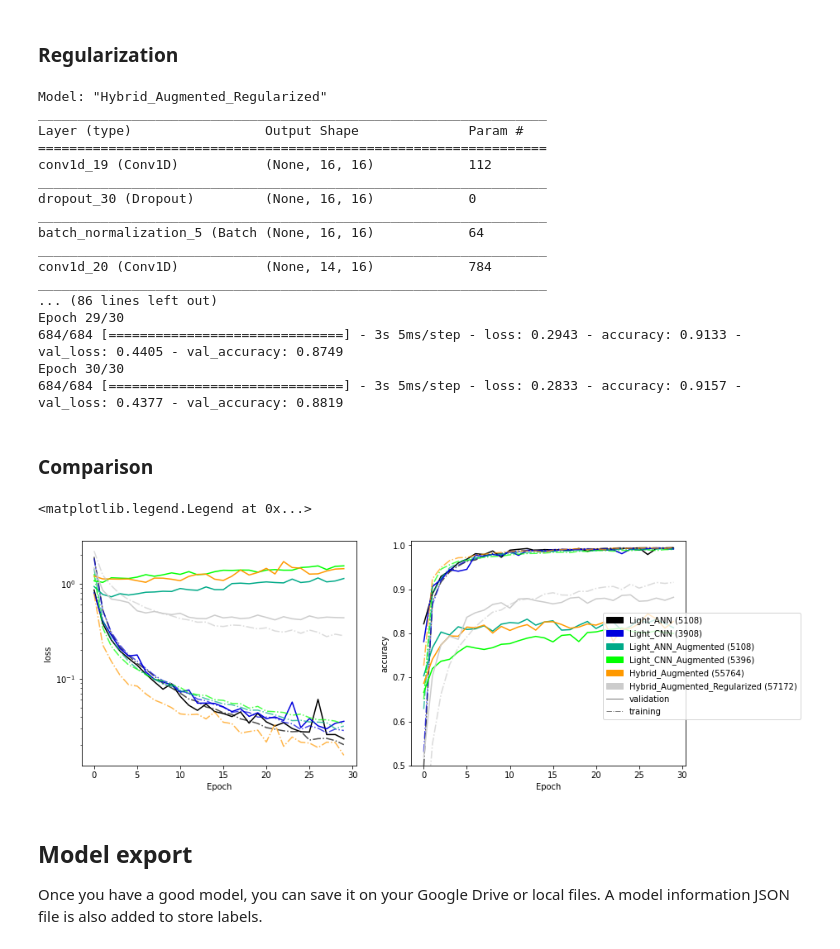
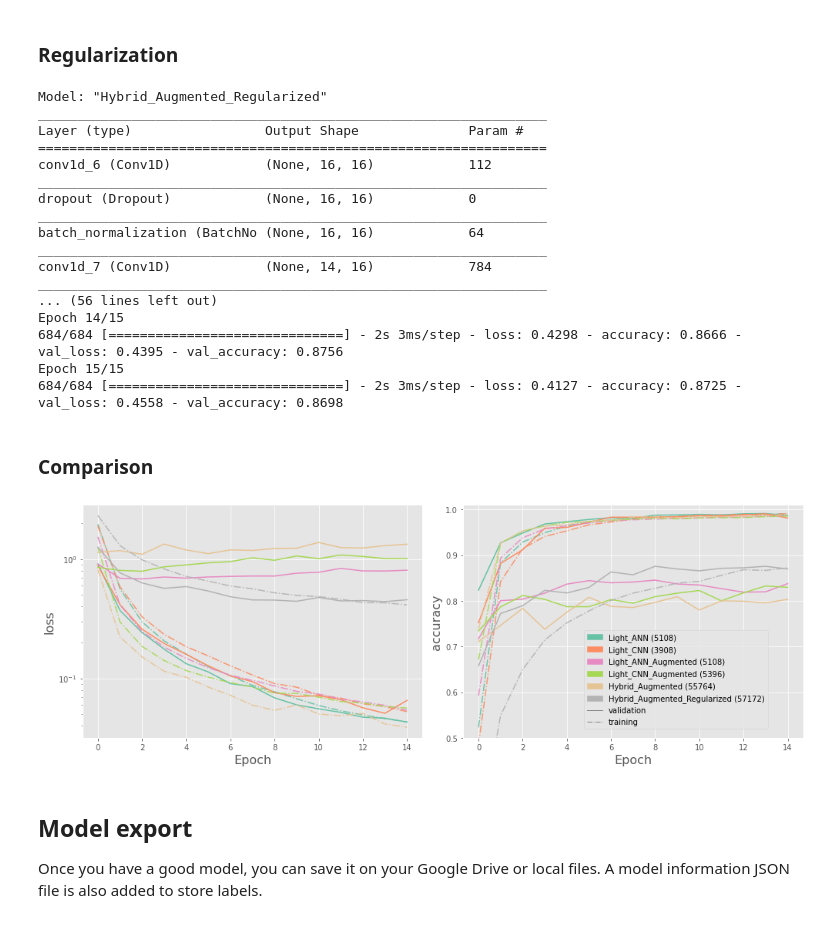
Before and after one commit to ArthurFDLR/pose-classification-kit, a Jupyter notebook: examples/body_pose_classification.ipynb, the cells around one changed output. Drawn from its saved outputs; the diff is of its cells as text; code cells hidden in the pictures.

```diff
--- a/examples/body_pose_classification.ipynb
+++ b/examples/body_pose_classification.ipynb
@@ -11,6 +11,7 @@ import numpy as np
 import matplotlib.pyplot as plt
 import matplotlib.patches as mpatches
 from matplotlib.lines import Line2D
+plt.style.use('ggplot')
 import os
 
 try:
@@ -118,7 +119,7 @@ model_train_history = {}
 input_dim = x_train.shape[1:]
 output_dim = len(dataset['labels'])
 validation_split = 0.20
-epochs = 30
+epochs = 15
 # %% [markdown]
 ### Architectures comparison
 # %%
@@ -369,22 +370,22 @@ model = keras.models.Sequential(
     layers =
     [
         keras.layers.InputLayer(input_shape=input_dim),
-     keras.layers.Conv1D(16, 3, activation='relu'),
-     keras.layers.Dropout(.2),
-     keras.layers.BatchNormalization(),
-     keras.layers.Conv1D(16, 3, activation='relu'),
-     keras.layers.Dropout(.2),
-     keras.layers.BatchNormalization(),
+        keras.layers.Conv1D(16, 3, activation='relu'),
+        keras.layers.Dropout(.2),
+        keras.layers.BatchNormalization(),
+        keras.layers.Conv1D(16, 3, activation='relu'),
+        keras.layers.Dropout(.2),
+        keras.layers.BatchNormalization(),
         keras.layers.Flatten(),
         keras.layers.Dense(128, activation=keras.activations.relu),
-     keras.layers.Dropout(.3),
-     keras.layers.BatchNormalization(),
+        keras.layers.Dropout(.3),
+        keras.layers.BatchNormalization(),
         keras.layers.Dense(128, activation=keras.activations.relu),
-     keras.layers.Dropout(.3),
-     keras.layers.BatchNormalization(),
+        keras.layers.Dropout(.3),
+        keras.layers.BatchNormalization(),
         keras.layers.Dense(64, activation=keras.activations.relu),
-     keras.layers.Dropout(.3),
-     keras.layers.BatchNormalization(),
+        keras.layers.Dropout(.3),
+        keras.layers.BatchNormalization(),
         keras.layers.Dense(output_dim, activation=keras.activations.softmax),
     ]
 )
@@ -410,52 +411,53 @@ Model: "Hybrid_Augmented_Regularized"
 _________________________________________________________________
 Layer (type)                 Output Shape              Param #
 =================================================================
-conv1d_19 (Conv1D)           (None, 16, 16)            112
+conv1d_6 (Conv1D)            (None, 16, 16)            112
 _________________________________________________________________
-dropout_30 (Dropout)         (None, 16, 16)            0
+dropout (Dropout)            (None, 16, 16)            0
 _________________________________________________________________
-batch_normalization_5 (Batch (None, 16, 16)            64
+batch_normalization (BatchNo (None, 16, 16)            64
 _________________________________________________________________
-conv1d_20 (Conv1D)           (None, 14, 16)            784
+conv1d_7 (Conv1D)            (None, 14, 16)            784
 _________________________________________________________________
-... (86 lines left out)
-Epoch 29/30
-684/684 [==============================] - 3s 5ms/step - loss: 0.2943 - accuracy: 0.9133 - val_loss: 0.4405 - val_accuracy: 0.8749
-Epoch 30/30
-684/684 [==============================] - 3s 5ms/step - loss: 0.2833 - accuracy: 0.9157 - val_loss: 0.4377 - val_accuracy: 0.8819
+... (56 lines left out)
+Epoch 14/15
+684/684 [==============================] - 2s 3ms/step - loss: 0.4298 - accuracy: 0.8666 - val_loss: 0.4395 - val_accuracy: 0.8756
+Epoch 15/15
+684/684 [==============================] - 2s 3ms/step - loss: 0.4127 - accuracy: 0.8725 - val_loss: 0.4558 - val_accuracy: 0.8698
 # %% [markdown]
 ### Comparison
 # %%
 fig, axs = plt.subplots(1, 2, figsize=(14,5))
-colors_graph = plt.cm.get_cmap("nipy_spectral", len(model_train_history))
+colors_graph = plt.cm.get_cmap("Set2", len(model_train_history))
 handles = []
 
 for i, (model, history) in enumerate(model_train_history.items()):
     color = colors_graph(i)
     label = '{} ({})'.format(model.name, model.count_params())
-    axs[0].plot(history.history['loss'], c=color, ls='-.', alpha=.7)
-    axs[1].plot(history.history['accuracy'], c=color, ls='-.', alpha=.7)
+    axs[0].plot(history.history['loss'], c=color, ls='-.', alpha=.9)
+    axs[1].plot(history.history['accuracy'], c=color, ls='-.', alpha=.9)
     axs[0].plot(history.history['val_loss'], c=color)
     axs[1].plot(history.history['val_accuracy'], c=color)
     handles.append(mpatches.Patch(color=color, label=label))
 
 for ax in axs:
-    ax.set_xlabel('Epoch')
-axs[0].set_ylabel('loss')
+    ax.set_xlabel('Epoch', fontsize=16)
+axs[0].set_ylabel('loss', fontsize=16)
 axs[0].set_yscale('log')
-axs[1].set_ylabel('accuracy')
+axs[1].set_ylabel('accuracy', fontsize=16)
 axs[1].set_ylim(0.5,1.01)
 
 handles.append(Line2D([0], [0], color='grey', lw=1, ls='-', label='validation'))
 handles.append(Line2D([0], [0], color='grey', lw=1, ls='-.', label='training'))
 
 fig.subplots_adjust(right=0.85)
 fig.legend(handles=handles,
            loc="center right",
-           borderaxespad=1)
+           borderaxespad=1,
+           bbox_to_anchor=(.95,0.33))
+fig.tight_layout()
 # %% [output]
-<matplotlib.legend.Legend at 0x...>
-[figure, old version]
+[figure, new version]
 # %% [markdown]
 ## Model export
 
```
Also changed, not shown: parts of 20 cells of this notebook.
